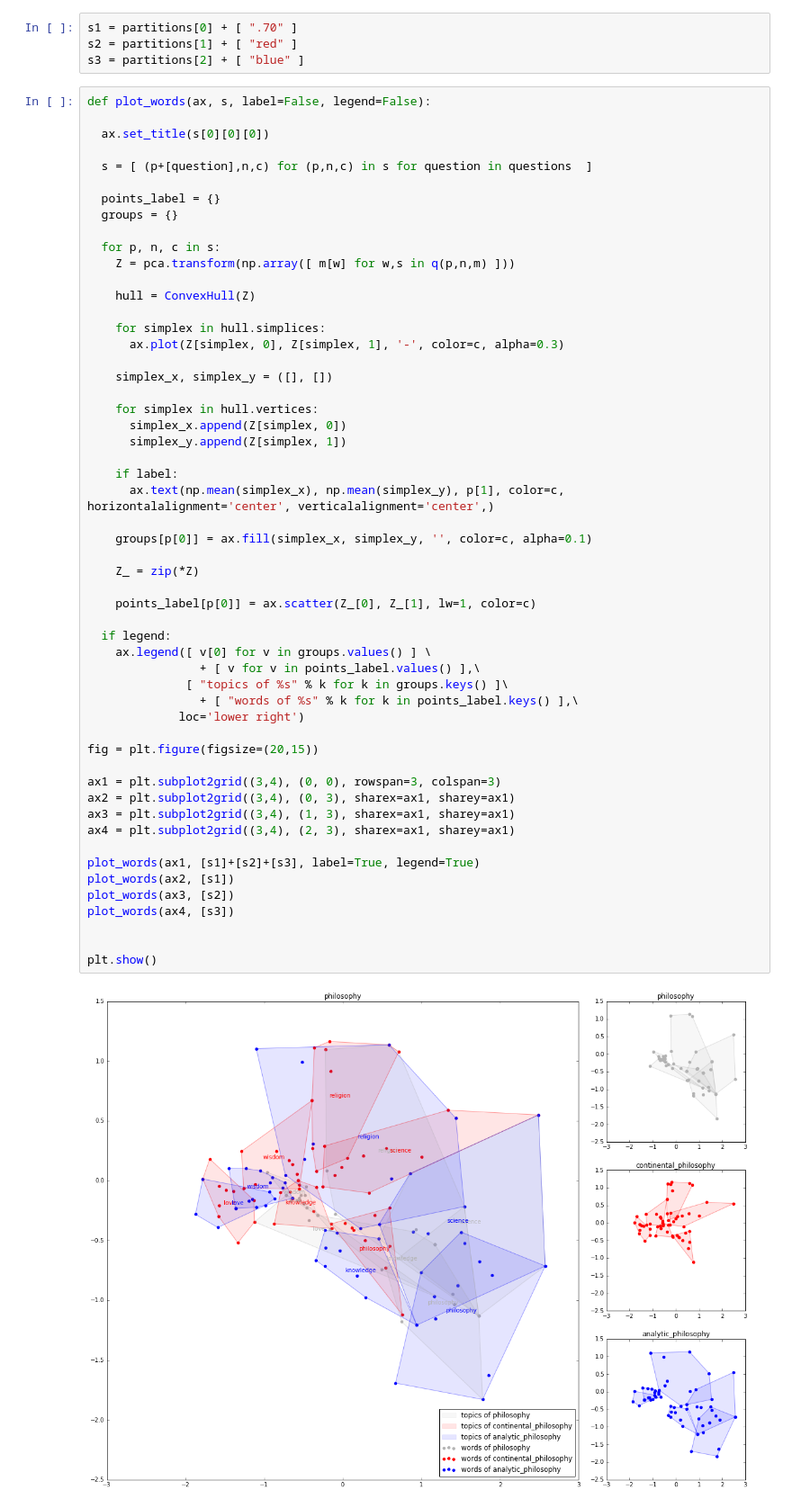
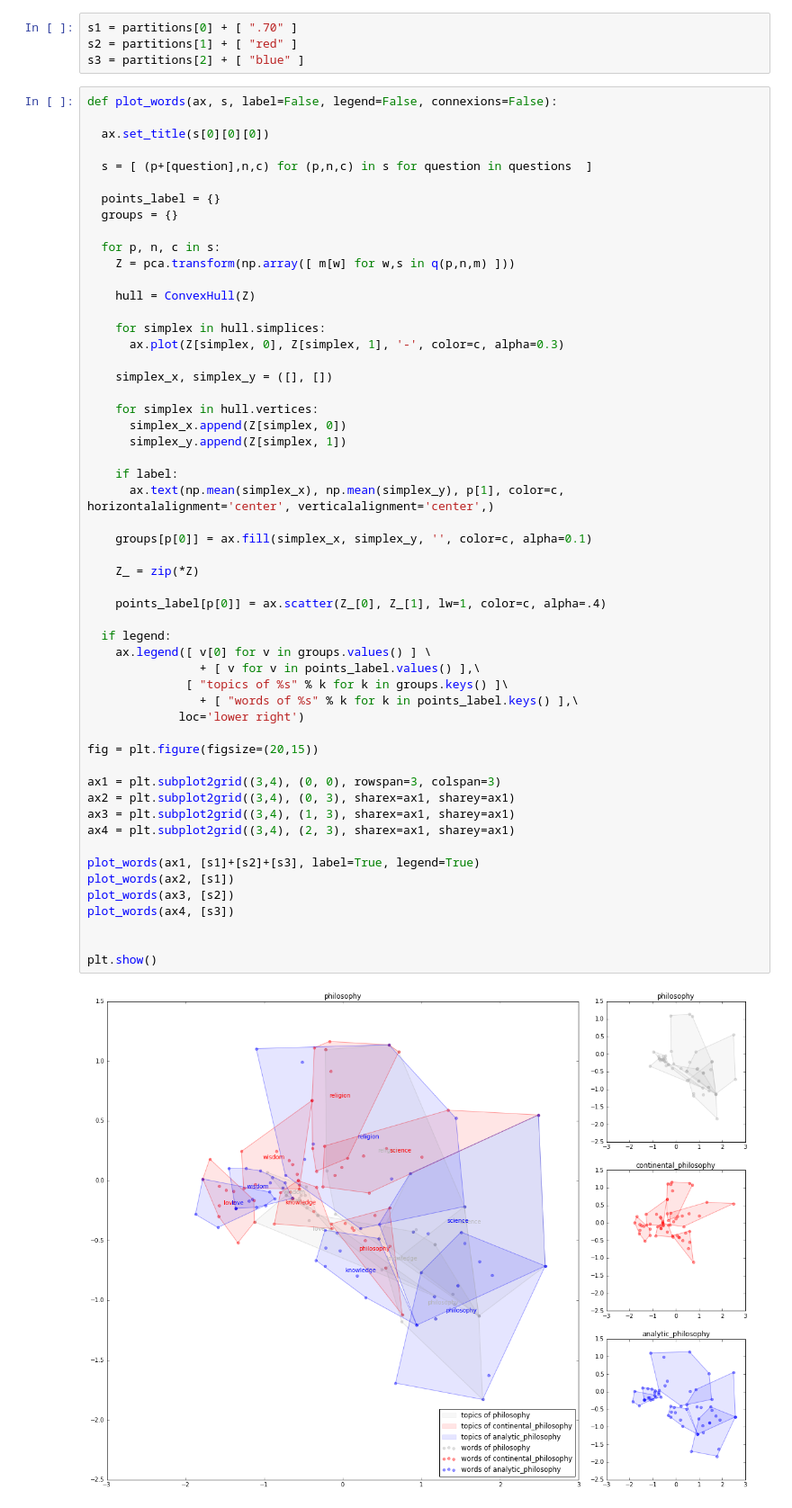
Before and after one commit to taniki/comp.soc-of-philosophy, a Jupyter notebook: (analytic vs continental) x philosophy - skipgram.ipynb, the cells around one changed output. Shown at 90% size. Cells and saved outputs as stored; diff of their text form.

```diff
--- a/(analytic vs continental) x philosophy - skipgram.ipynb
+++ b/(analytic vs continental) x philosophy - skipgram.ipynb
@@ -95,7 +95,7 @@ s1 = partitions[0] + [ ".70" ]
 s2 = partitions[1] + [ "red" ]
 s3 = partitions[2] + [ "blue" ]
 # %%
-def plot_words(ax, s, label=False, legend=False):
+def plot_words(ax, s, label=False, legend=False, connexions=False):
 
   ax.set_title(s[0][0][0])
 
@@ -121,35 +121,35 @@ def plot_words(ax, s, label=False, legend=False):
     if label:
       ax.text(np.mean(simplex_x), np.mean(simplex_y), p[1], color=c, horizontalalignment='center', verticalalignment='center',)
 
     groups[p[0]] = ax.fill(simplex_x, simplex_y, '', color=c, alpha=0.1)
 
     Z_ = zip(*Z)
 
-    points_label[p[0]] = ax.scatter(Z_[0], Z_[1], lw=1, color=c)
+    points_label[p[0]] = ax.scatter(Z_[0], Z_[1], lw=1, color=c, alpha=.4)
 
   if legend:
     ax.legend([ v[0] for v in groups.values() ] \
                 + [ v for v in points_label.values() ],\
               [ "topics of %s" % k for k in groups.keys() ]\
                 + [ "words of %s" % k for k in points_label.keys() ],\
              loc='lower right')
 
 fig = plt.figure(figsize=(20,15))
 
 ax1 = plt.subplot2grid((3,4), (0, 0), rowspan=3, colspan=3)
 ax2 = plt.subplot2grid((3,4), (0, 3), sharex=ax1, sharey=ax1)
 ax3 = plt.subplot2grid((3,4), (1, 3), sharex=ax1, sharey=ax1)
 ax4 = plt.subplot2grid((3,4), (2, 3), sharex=ax1, sharey=ax1)
 
 plot_words(ax1, [s1]+[s2]+[s3], label=True, legend=True)
 plot_words(ax2, [s1])
 plot_words(ax3, [s2])
 plot_words(ax4, [s3])
 
 
 plt.show()
 # %% [output]
-[figure, old version]
+[figure, new version]
 # %%
 fig = plt.figure(figsize=(20,10))
 
```
Also changed, not shown: parts of 3 cells of this notebook, 5 other files.
